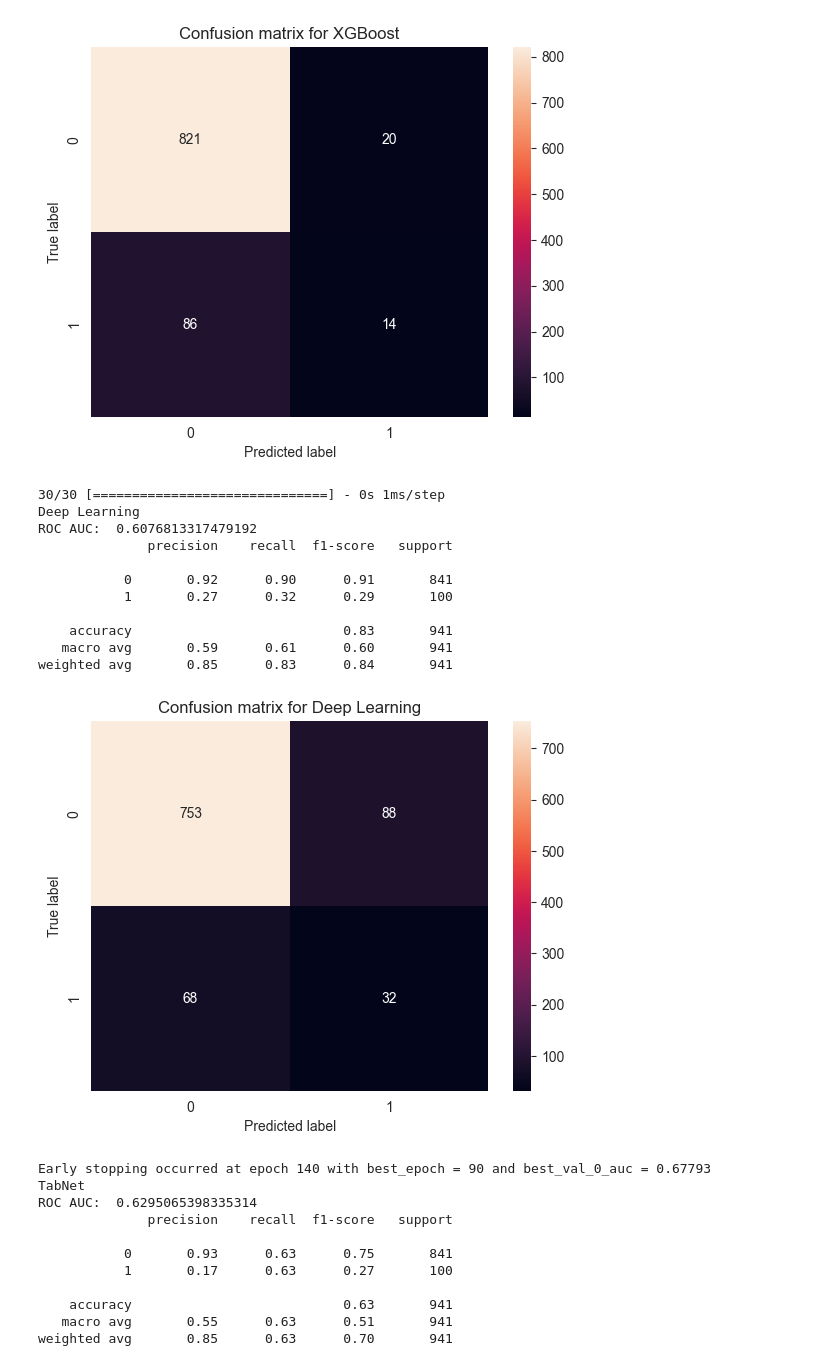
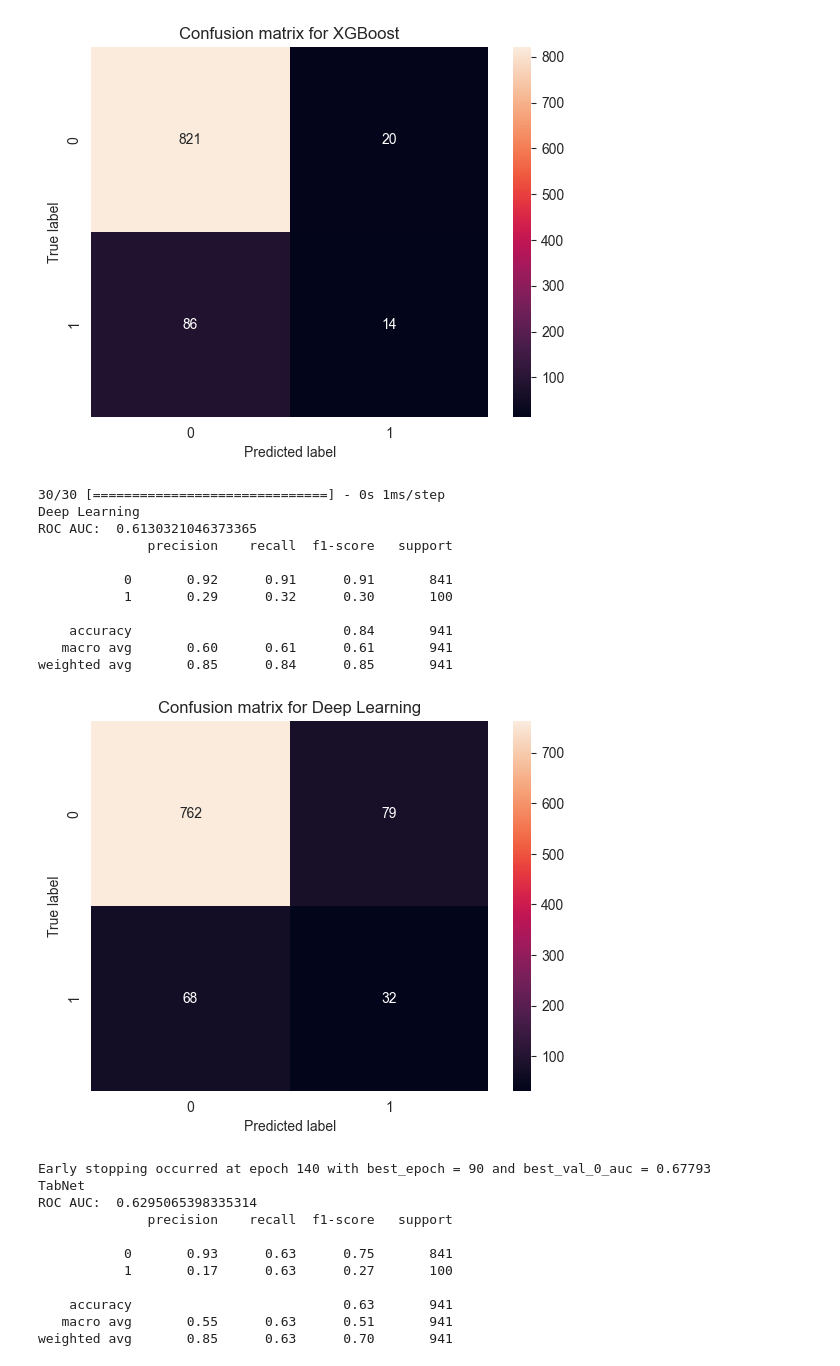
Before and after one commit to liamlup/Precdicting_Depression_BDL, a Jupyter notebook: ML_models.ipynb, the cells around one changed output. Saved outputs shown, nothing was run; the diff lists cells and outputs as text; code cells hidden in the pictures.

```diff
--- a/ML_models.ipynb
+++ b/ML_models.ipynb
@@ -166,7 +167,7 @@ ROC AUC:  0.5581093935790725
 weighted avg       0.85      0.89      0.86       941
 [figure]
 # %%
-# deep learning
+# Deep learning
 model5 = Sequential(
     [
         Dense(128, activation="relu", input_shape=(x_train.shape[1],)),
@@ -176,40 +177,39 @@ model5 = Sequential(
         BatchNormalization(),
         Dropout(0.2),
         Dense(32, activation="relu"),
         BatchNormalization(),
         Dropout(0.2),
         Dense(16, activation="relu"),
         Dense(1, activation="sigmoid"),
     ]
 )
 
-opt = tf.keras.optimizers.Adam(learning_rate=0.1)
-model5.compile(loss="binary_crossentropy", optimizer=opt, metrics=['Recall'])
+model5.compile(loss="binary_crossentropy", optimizer='Adam', metrics=['Recall'])
 model5.fit(x_train, y_train, epochs=100, batch_size=32,validation_split=0.2, verbose=0)
 y_pred5_prob = model5.predict(x_test)
 y_pred5 = np.round(y_pred5_prob)
 print('Deep Learning')
 print('ROC AUC: ', roc_auc_score(y_test, y_pred5))
 print(classification_report(y_test, y_pred5))
 
 # confusion matrix
 cm = confusion_matrix(y_test, y_pred5)
 sns.heatmap(cm, annot=True, fmt='d')
 plt.xlabel('Predicted label')
 plt.ylabel('True label')
 plt.title('Confusion matrix for Deep Learning')
 plt.show()
 # %% [output]
 30/30 [==============================] - 0s 1ms/step
 Deep Learning
-ROC AUC:  0.6076813317479192
+ROC AUC:  0.6130321046373365
               precision    recall  f1-score   support
 
-           0       0.92      0.90      0.91       841
-           1       0.27      0.32      0.29       100
+           0       0.92      0.91      0.91       841
+           1       0.29      0.32      0.30       100
 
-    accuracy                           0.83       941
-   macro avg       0.59      0.61      0.60       941
-weighted avg       0.85      0.83      0.84       941
+    accuracy                           0.84       941
+   macro avg       0.60      0.61      0.61       941
+weighted avg       0.85      0.84      0.85       941
-[figure, old version]
+[figure, new version]
 # %%
```
Also changed, not shown: parts of 8 cells of this notebook, 1 other file.
